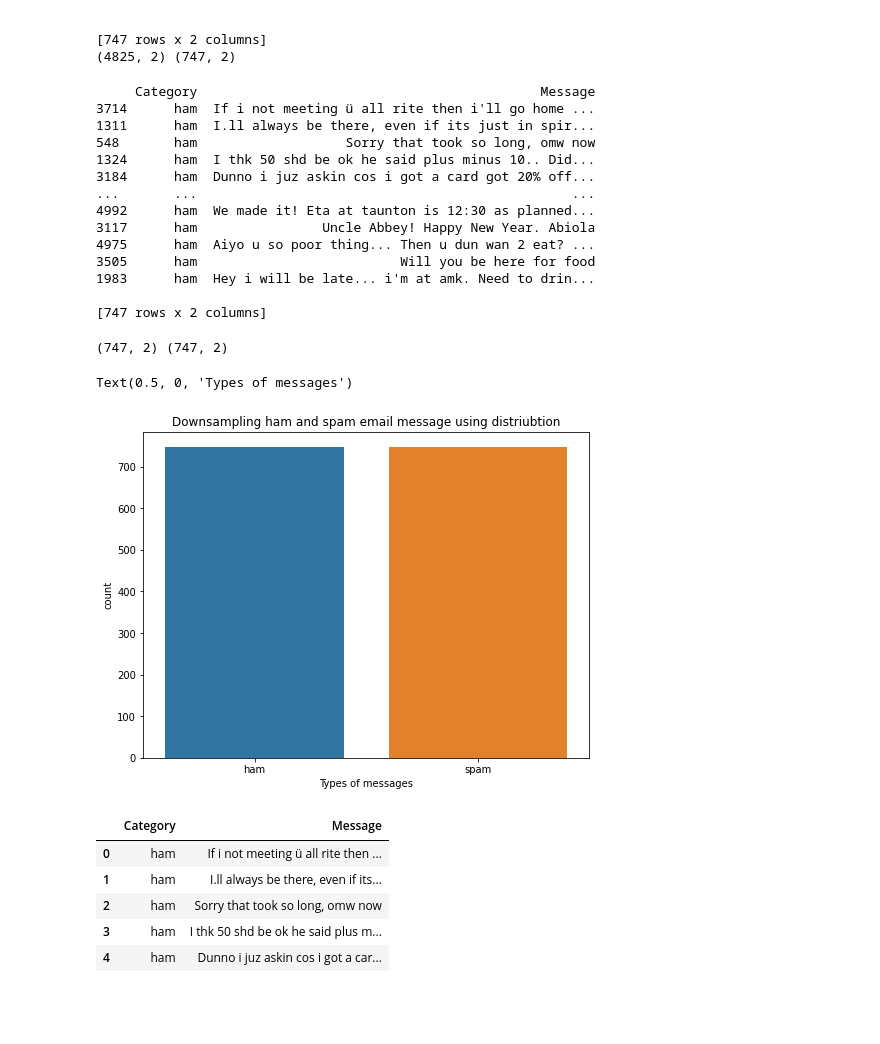
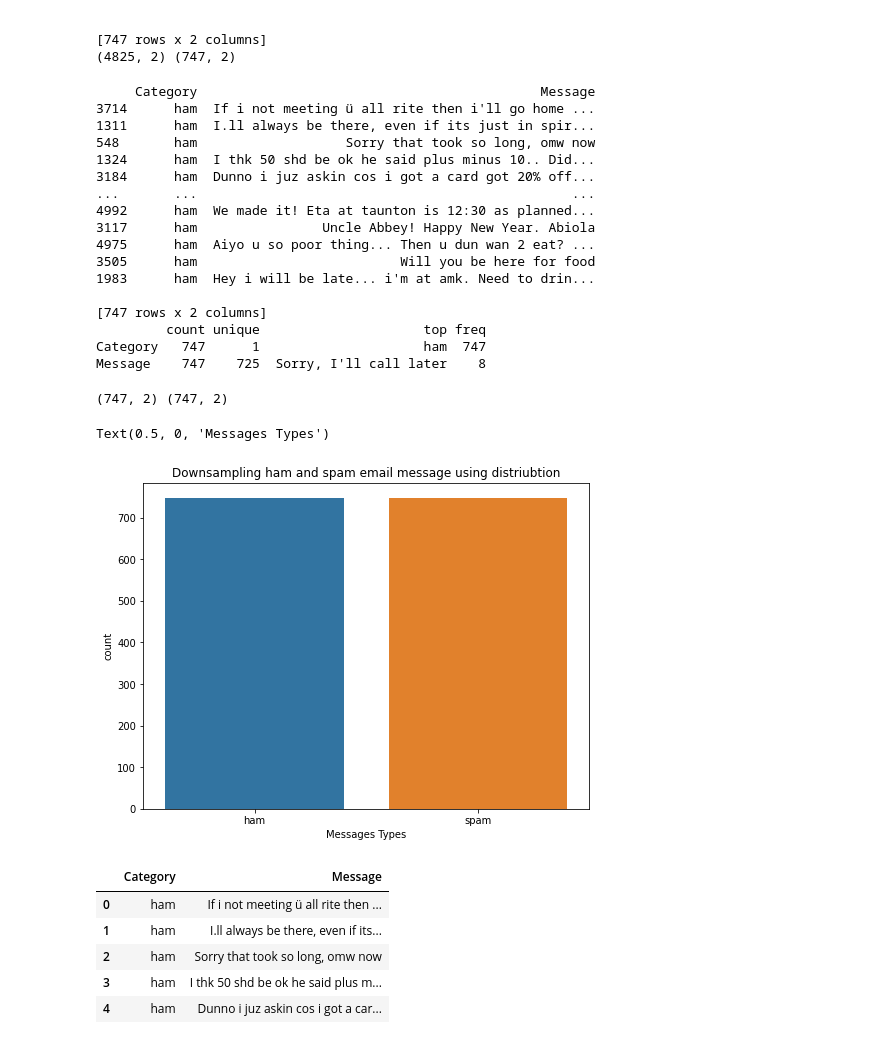
Before and after one commit to frentzen2003/AMDexcersie, a Jupyter notebook: Text Classification To Detect Spam Using TensorFlow/SpamTextDetectorUsingTensorFlow.ipynb, the cells around one changed output. Drawn from its saved outputs; the diff is of its cells as text; code cells hidden in the pictures; blank space fills up the shorter version.

Commit message:
Prediction model and data st sample is finalized

```diff
--- a/Text Classification To Detect Spam Using TensorFlow/SpamTextDetectorUsingTensorFlow.ipynb
+++ b/Text Classification To Detect Spam Using TensorFlow/SpamTextDetectorUsingTensorFlow.ipynb
@@ -73,9 +103,14 @@ print(ham_msg.shape, spam_msg.shape)
 [747 rows x 2 columns]
 (4825, 2) (747, 2)
 # %%
-# extracting the data randomly
-ham_msg=ham_msg.sample(n=len(spam_msg), random_state=42)
+# extracting the data with a random sequence
+# and perserving a maximum length of data as spam_msg
+
+ham_msg = ham_msg.sample(n=len(spam_msg), random_state=42)
 print(ham_msg)
+
+# Print the description of ham_msg
+print(ham_msg.describe().T)
 # %% [output]
      Category                                            Message
 3714      ham  If i not meeting ü all rite then i'll go home ...
@@ -91,4 +126,7 @@ print(ham_msg)
 1983      ham  Hey i will be late... i'm at amk. Need to drin...
 
 [747 rows x 2 columns]
+         count unique                     top freq
+Category   747      1                     ham  747
+Message    747    725  Sorry, I'll call later    8
 # %%
@@ -96,12 +136,18 @@ print(ham_msg.shape, spam_msg.shape)
 # %% [output]
 (747, 2) (747, 2)
 # %%
+# Append spam_msg array to ham_msg,
+# remove the index number without creating a new file
 balanced_data = ham_msg.append(spam_msg).reset_index(drop=True)
+
 plt.figure(figsize=(8,6))
+
+# Plot the data into a graph and categorized by category
 sns.countplot(balanced_data.Category)
+
 plt.title('Downsampling ham and spam email message using distriubtion')
-plt.xlabel('Types of messages')
+plt.xlabel('Messages Types')
 # %% [output]
-Text(0.5, 0, 'Types of messages')
+Text(0.5, 0, 'Messages Types')
-[figure, old version]
+[figure, new version]
 # %%
```
Also changed, not shown: parts of 23 cells of this notebook, 2 other files.
